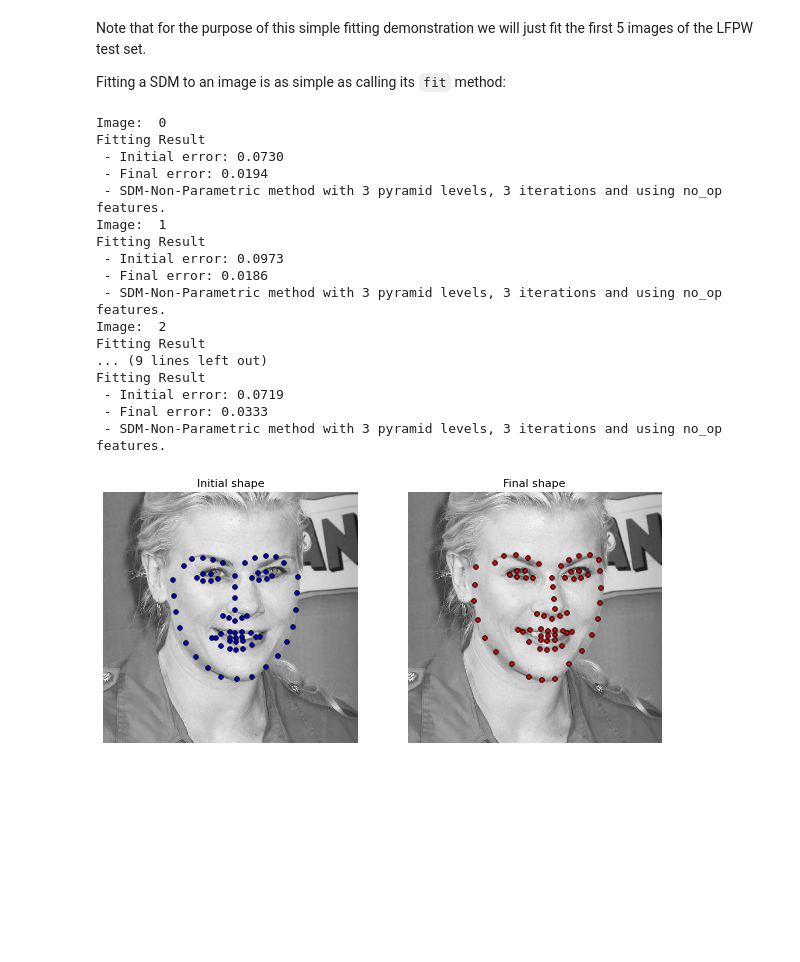
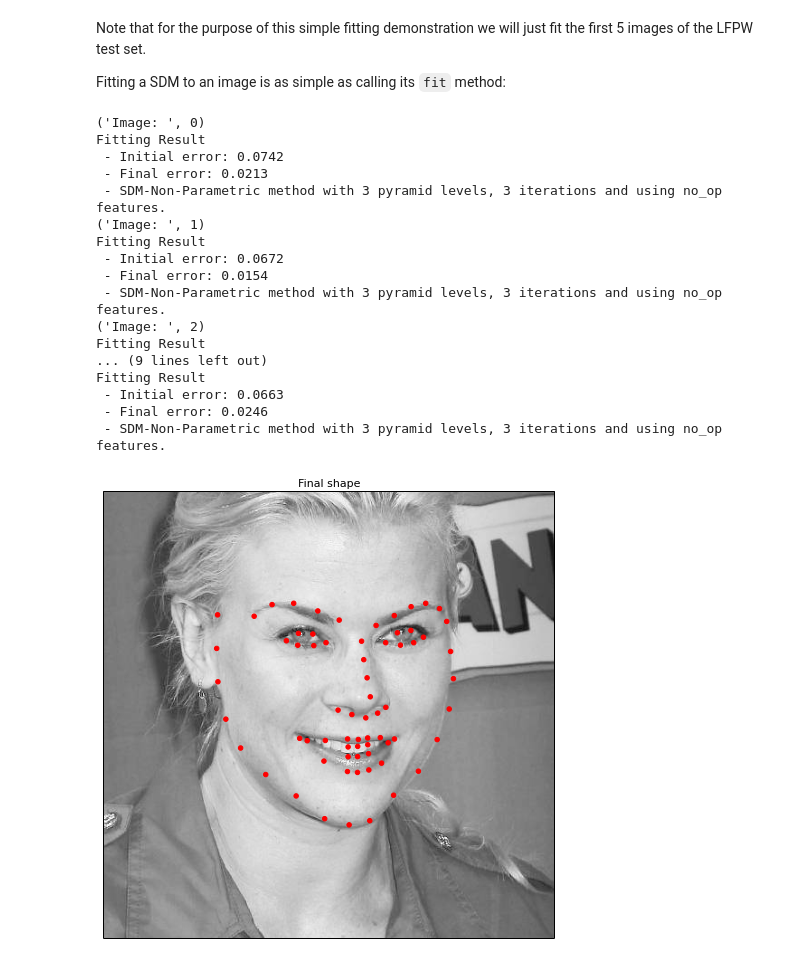
Before and after one commit to menpo/menpofit-notebooks, a Jupyter notebook: notebooks/DeformableModels/SupevisedDescentMethod/SDMs Basics.ipynb, the cells around one changed output. Saved outputs shown, nothing was run; the diff lists cells and outputs as text; code cells hidden in the pictures; blank space fills up the shorter version.

```diff
--- a/notebooks/DeformableModels/SupevisedDescentMethod/SDMs Basics.ipynb
+++ b/notebooks/DeformableModels/SupevisedDescentMethod/SDMs Basics.ipynb
@@ -20,7 +20,7 @@ training_images = []
 # load landmarked images
 for i in mio.import_images(path_to_lfpw + 'trainset/*', verbose=True):
     # crop image
-    i.crop_to_landmarks_proportion_inplace(0.1)
+    i = i.crop_to_landmarks_proportion(0.1)
     # convert it to grayscale if needed
     if i.n_channels == 3:
         i = i.as_greyscale(mode='luminosity')
@@ -69,7 +84,7 @@ import menpo.io as mio
 test_images = []
 for i in mio.import_images(path_to_lfpw + 'testset/*.png', max_images=5, verbose=True):
     # crop image
-    i.crop_to_landmarks_proportion_inplace(0.5)
+    i = i.crop_to_landmarks_proportion(0.5)
     # convert it to grayscale if needed
     if i.n_channels == 3:
         i = i.as_greyscale(mode='luminosity')
@@ -95,30 +110,30 @@ for j, i in enumerate(test_images):
     # append fitting result to list
     fitting_results.append(fr)
     # print image numebr
-    print 'Image: ', j
+    print('Image: ', j)
     # print fitting error
-    print fr
+    print(fr)
 # %% [output]
-Image:  0
+('Image: ', 0)
 Fitting Result
- - Initial error: 0.0730
- - Final error: 0.0194
+ - Initial error: 0.0742
+ - Final error: 0.0213
  - SDM-Non-Parametric method with 3 pyramid levels, 3 iterations and using no_op features.
-Image:  1
+('Image: ', 1)
 Fitting Result
- - Initial error: 0.0973
- - Final error: 0.0186
+ - Initial error: 0.0672
+ - Final error: 0.0154
  - SDM-Non-Parametric method with 3 pyramid levels, 3 iterations and using no_op features.
-Image:  2
+('Image: ', 2)
 Fitting Result
 ... (9 lines left out)
 Fitting Result
- - Initial error: 0.0719
- - Final error: 0.0333
+ - Initial error: 0.0663
+ - Final error: 0.0246
  - SDM-Non-Parametric method with 3 pyramid levels, 3 iterations and using no_op features.
 # %%
-from menpofit.visualize import visualize_fitting_results
+from menpofit.visualize import visualize_fitting_result
 
-visualize_fitting_results(fitting_results)
+visualize_fitting_result(fitting_results)
 # %% [output]
-[figure, old version]
+[figure, new version]
```
Also changed, not shown: parts of 5 cells of this notebook.
